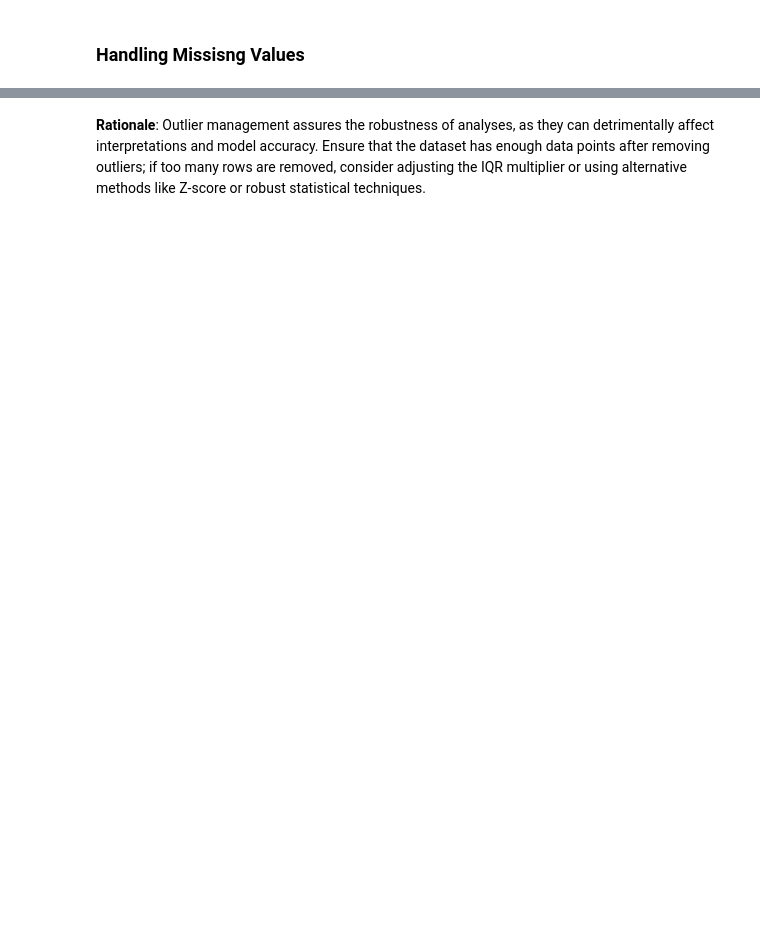
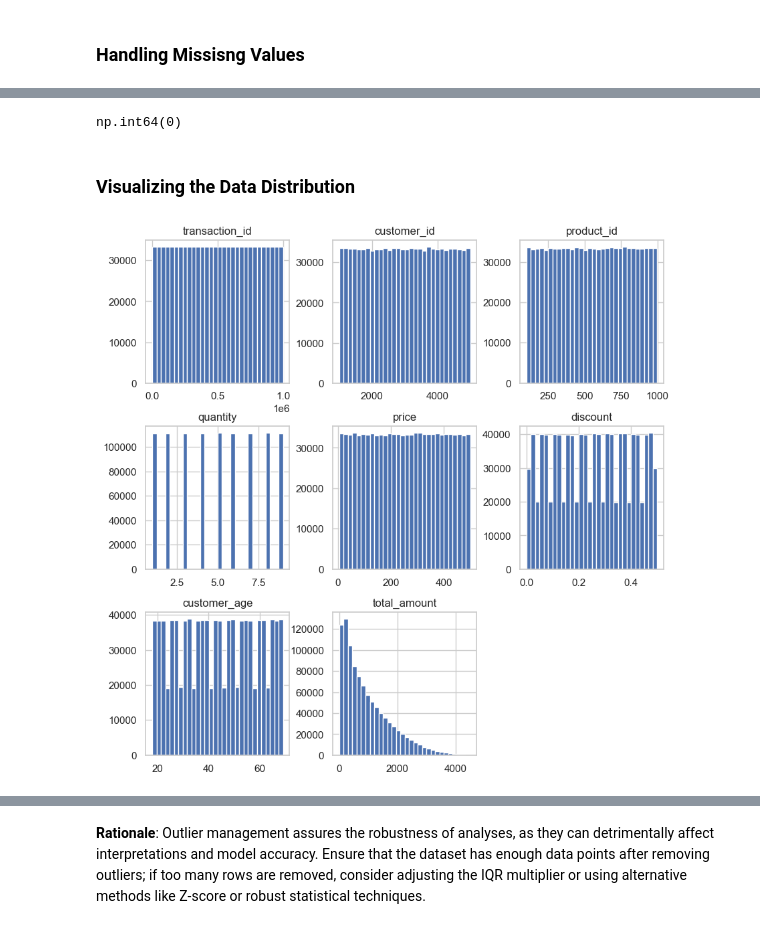
Before and after one commit to arnelimperial/greenergy, a Jupyter notebook: sales.ipynb, the cells around one changed output, grey strips where cells are left out. Cells and saved outputs as stored; diff of their text form; code cells hidden in the pictures; blank space fills up the shorter version.

```diff
--- a/sales.ipynb
+++ b/sales.ipynb
@@ -17,4 +18,4 @@ sns.set(style='whitegrid')
 # %% [markdown]
 ## Load CSV
 # %%
-original_df = pd.read_csv('online_retail_sales_dataset.csv')
+init_df = dd.read_csv('online_retail_sales_dataset.csv')
@@ -29,0 +22,21 @@ original_df.head()
+# %%
+# Computed data
+computed_df = init_df.compute()
+
+# initialize variables
+# specify numeric columns
+numeric_columns = init_df.select_dtypes(include=['int64', 'float64']).columns
+
+# specify columns to eliminate
+columns_to_exclude = ['transaction_id', 'customer_id', 'product_id']
+
+# columns for usual numeric process
+cols_to_process = ['quantity', 'price', 'discount', 'customer_age', 'total_amount']
+
+# filter out the specified numeric columns
+filtered_numeric_columns = [col for col in numeric_columns if col not in columns_to_exclude]
+
+# DF of numeric columns to process
+filtered_numeric_df = computed_df[filtered_numeric_columns]
+
+selected_numeric_cols = init_df[filtered_numeric_columns]
@@ -76,0 +152,8 @@ original_df[['quantity', 'price', 'discount', 'customer_age', 'total_amount']].d
+# %%
+# ISO 8601 utilizes the 24-hour clock format for times
+init_df['timestamp'] = dd.to_datetime(init_df['timestamp']).dt.strftime('%Y-%m-%dT%H:%M:%S')
+computed_df['timestamp'] = dd.to_datetime(computed_df['timestamp']).dt.strftime('%Y-%m-%dT%H:%M:%S')
+
+# ISO 8601 with date only
+init_df['date'] = dd.to_datetime(init_df['timestamp']).dt.date
+computed_df['date'] = dd.to_datetime(computed_df['timestamp']).dt.date
@@ -321,0 +228,15 @@ plt.show()
+# %%
+# check for duplicate rows
+computed_df.duplicated().sum()
+# DF has no duplicate rows
+# %% [output]
+np.int64(0)
+# %% [markdown]
+### Visualizing the Data Distribution
+# %%
+# Histogram for all numerical features
+computed_df.hist(figsize=(10, 10), bins=30)
+plt.title('Distribution of Numerical Features')
+plt.show()
+# %% [output]
+[figure, added]
```
Also changed, not shown: parts of 79 cells of this notebook, 1 other file.
